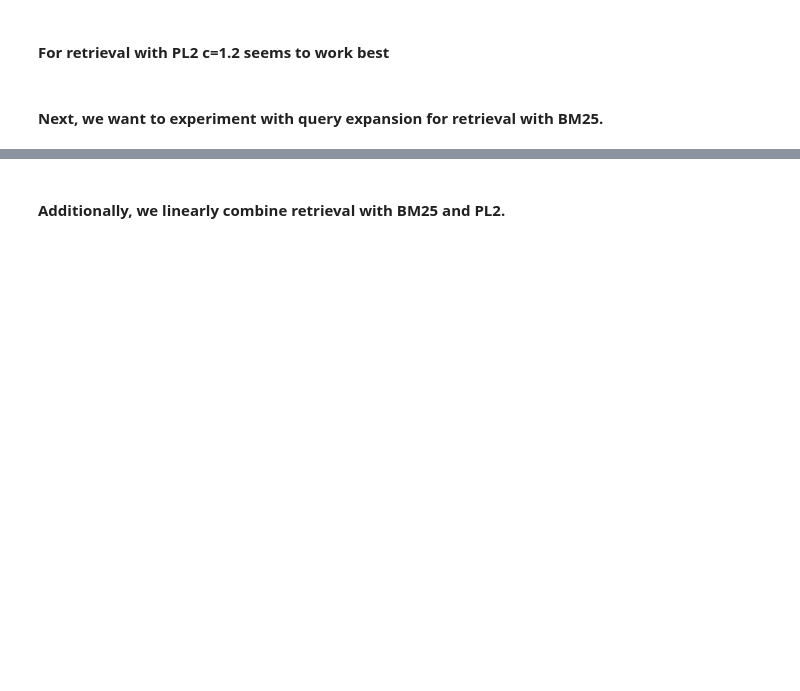
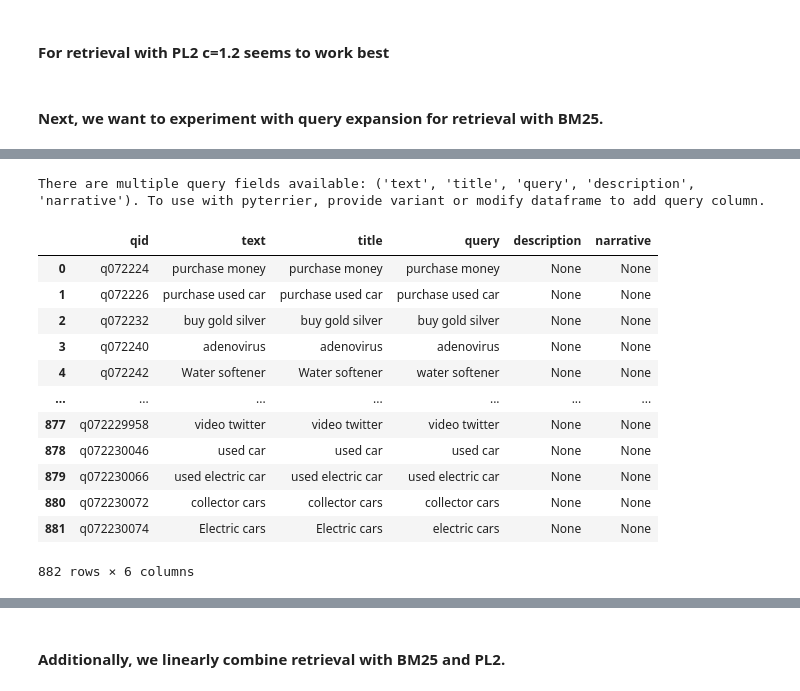
Before and after one commit to tira-io/ir-lab-jena-leipzig-wise-2023-galapagos-tortoise, a Jupyter notebook: jupyter-notebook-submissions/experiments.ipynb, the cells around one changed output, grey strips where cells are left out. Drawn from its saved outputs; the diff is of its cells as text; code cells hidden in the pictures; blank space fills up the shorter version.

```diff
--- a/jupyter-notebook-submissions/experiments.ipynb
+++ b/jupyter-notebook-submissions/experiments.ipynb
@@ -88,0 +101,17 @@ bm25_kl = kl >> bm25
+# %%
+dataset.get_topics()
+# %% [output]
+There are multiple query fields available: ('text', 'title', 'query', 'description', 'narrative'). To use with pyterrier, provide variant or modify dataframe to add query column.
+|  | qid | text | title | query | description | narrative |
+| 0 | q072224 | purchase money | purchase money | purchase money | None | None |
+| 1 | q072226 | purchase used car | purchase used car | purchase used car | None | None |
+| 2 | q072232 | buy gold silver | buy gold silver | buy gold silver | None | None |
+| 3 | q072240 | adenovirus | adenovirus | adenovirus | None | None |
+| 4 | q072242 | Water softener | Water softener | water softener | None | None |
+| ... | ... | ... | ... | ... | ... | ... |
+| 877 | q072229958 | video twitter | video twitter | video twitter | None | None |
+| 878 | q072230046 | used car | used car | used car | None | None |
+| 879 | q072230066 | used electric car | used electric car | used electric car | None | None |
+| 880 | q072230072 | collector cars | collector cars | collector cars | None | None |
+| 881 | q072230074 | Electric cars | Electric cars | electric cars | None | None |
+882 rows × 6 columns
```
Also changed, not shown: parts of 8 cells of this notebook, 10 other files.
